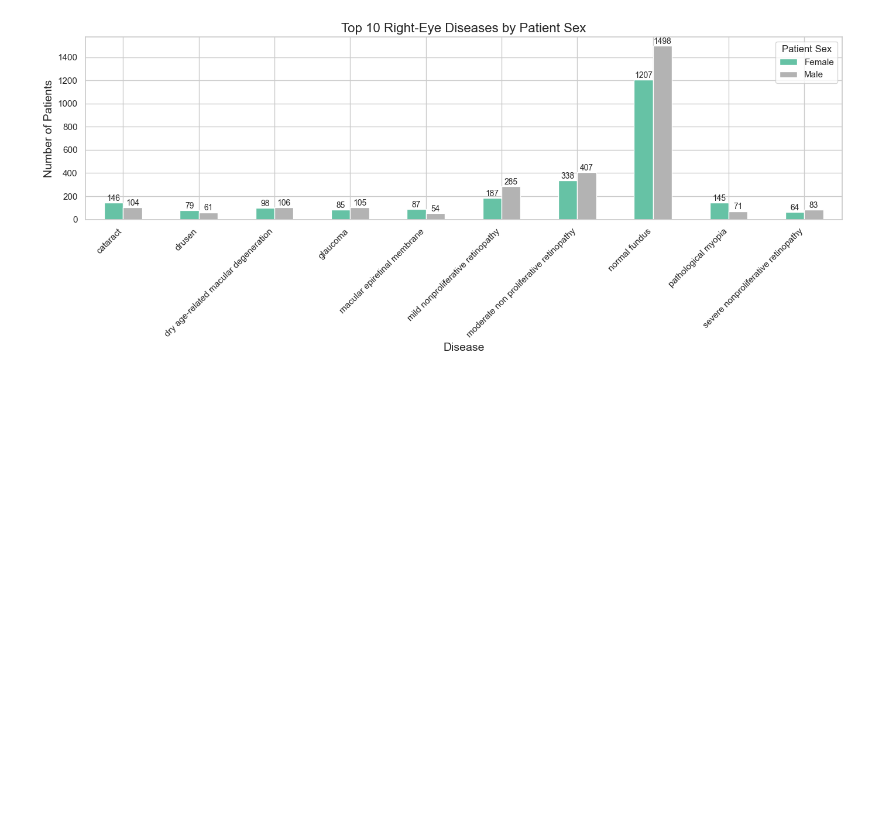
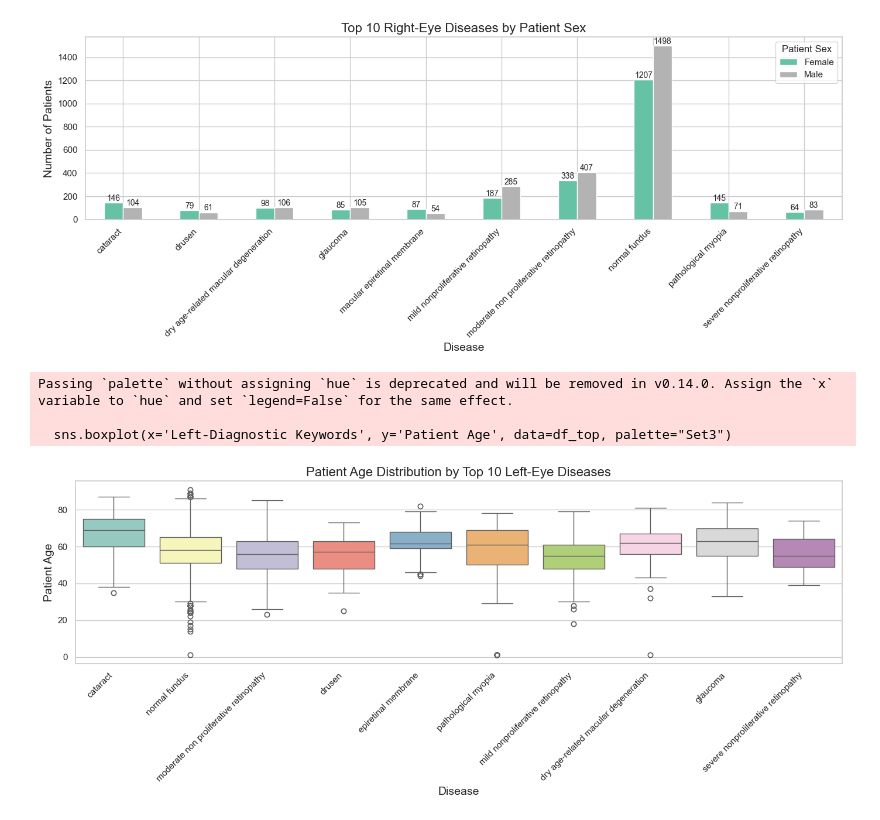
Before and after one commit to Malinda1/eye-disease-detection-model, a Jupyter notebook: notebook/EDA.ipynb, the cells around one changed output. Cells and saved outputs as stored; diff of their text form; code cells hidden in the pictures; blank space fills up the shorter version.

Commit message:
Box plot of patient Age by disease

```diff
--- a/notebook/EDA.ipynb
+++ b/notebook/EDA.ipynb
@@ -199,3 +199,34 @@ plt.show()
 # %% [output]
 <Figure size 1400x600 with 0 Axes>
 [figure]
+# %%
+# Box Plot of Patient Age by Disease
+
+# Clean data
+data_c['Patient Age'] = pd.to_numeric(df['Patient Age'], errors='coerce')
+df = data_c.dropna(subset=['Patient Age', 'Left-Diagnostic Keywords'])
+df = data_c[data_c['Patient Age'].between(0, 120)]  # Keep realistic ages
+
+# Get top 10 most frequent diseases
+top_10_diseases = data_c['Left-Diagnostic Keywords'].value_counts().nlargest(10).index
+df_top = data_c[data_c['Left-Diagnostic Keywords'].isin(top_10_diseases)]
+
+# Set seaborn style
+sns.set(style="whitegrid")
+
+# Create the plot
+plt.figure(figsize=(14, 6))
+sns.boxplot(x='Left-Diagnostic Keywords', y='Patient Age', data=df_top, palette="Set3")
+
+# Customize
+plt.title('Patient Age Distribution by Top 10 Left-Eye Diseases', fontsize=16)
+plt.xlabel('Disease', fontsize=14)
+plt.ylabel('Patient Age', fontsize=14)
+plt.xticks(rotation=45, ha='right')
+plt.tight_layout()
+plt.show()
+# %% [output]
+Passing `palette` without assigning `hue` is deprecated and will be removed in v0.14.0. Assign the `x` variable to `hue` and set `legend=False` for the same effect.
+
+  sns.boxplot(x='Left-Diagnostic Keywords', y='Patient Age', data=df_top, palette="Set3")
+[figure, added]
```
Also changed, not shown: parts of 1 cell of this notebook.
